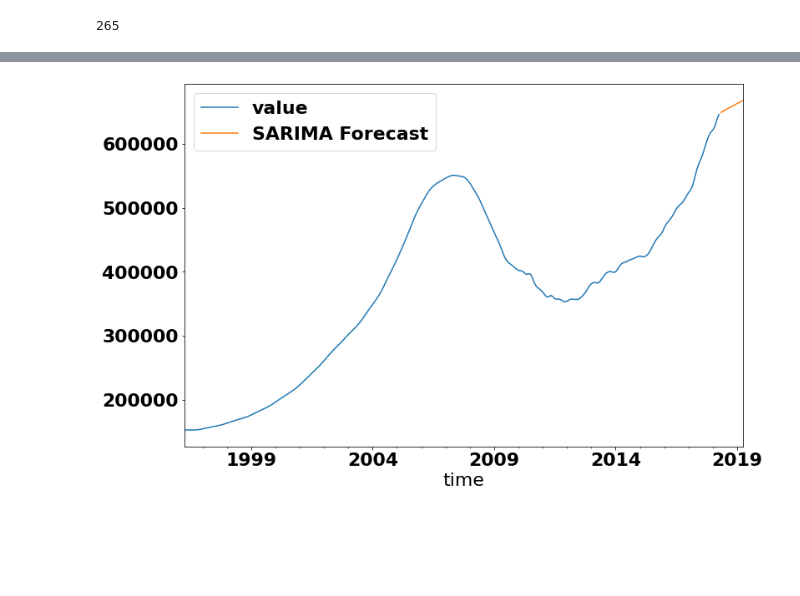
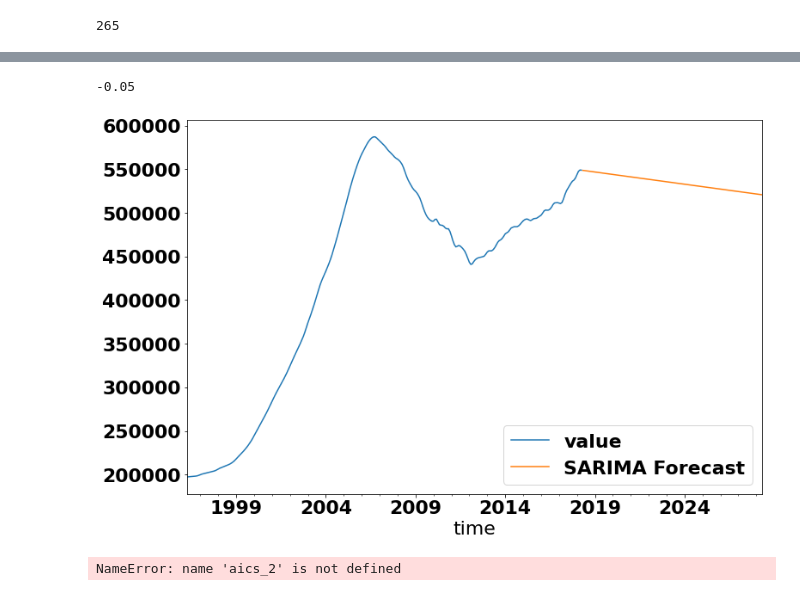
Before and after one commit to jmg0144/Zillow-Time-Series-Analysis, a Jupyter notebook: zillow-time-series-analysis.ipynb, the cells around one changed output, grey strips where cells are left out. Drawn from its saved outputs; the diff is of its cells as text; code cells hidden in the pictures; blank space fills up the shorter version.

```diff
--- a/zillow-time-series-analysis.ipynb
+++ b/zillow-time-series-analysis.ipynb
@@ -809,0 +1532,4 @@ fig.tight_layout()
+# %%
+def monthly_df(df):
+    monthly_df = df.resample(rule='M').mean()
+    return monthly_df
@@ -809,0 +1544,2 @@ fig.tight_layout()
+# %%
+monmouth_monthly = monthly_df(monmouth_df)
@@ -1022,3 +1759,3 @@ predictions.plot(legend=True);
 # %%
-future_model = SARIMAX(hudson_monthly['value'], order = (1,1,3))
+future_model = SARIMAX(monmouth_monthly['value'], order = (0,2,1))
 results_future = future_model.fit()
@@ -1025,4 +1772,5 @@ results_future = future_model.fit()
 # %%
-fcast = results_future.predict(len(hudson_monthly), len(hudson_monthly)+11, typ='levels').rename('SARIMA Forecast')
-fcast
+fcast = results_future.predict(len(monmouth_monthly), len(monmouth_monthly)+120, typ='levels').rename('SARIMA Forecast')
+fcast_df = pd.DataFrame(fcast)
+fcast_df
 # %% [output]
@@ -1042,5 +1798,9 @@ Freq: M, Name: SARIMA Forecast, dtype: float64
+# %%
+get_roi_fcast(fcast_df)
+# %% [output]
+-0.05
 # %%
-hudson_monthly['value'].plot(legend=True, figsize=(12,8))
+monmouth_monthly['value'].plot(legend=True, figsize=(12,8))
 fcast.plot(legend=True);
 # %% [output]
-[figure, old version]
+[figure, new version]
@@ -1047,3 +1833,7 @@ fcast.plot(legend=True);
+# %%
+counties_df(nj_df)
+# %% [output]
+NameError: name 'aics_2' is not defined
 # %%
 def get_top_counties(df, n_top_counties=3):
 
```
Also changed, not shown: parts of 76 cells of this notebook.
